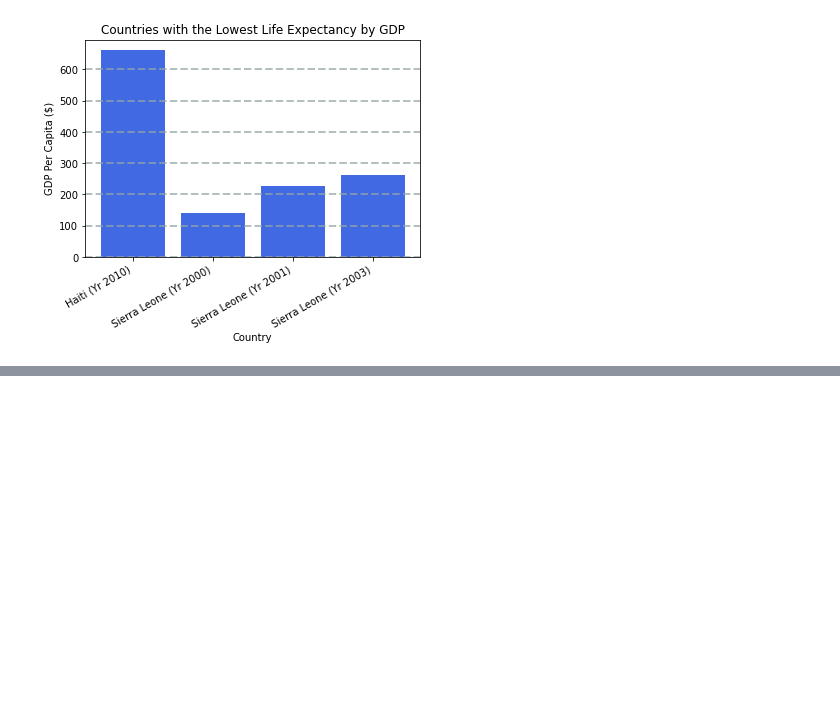
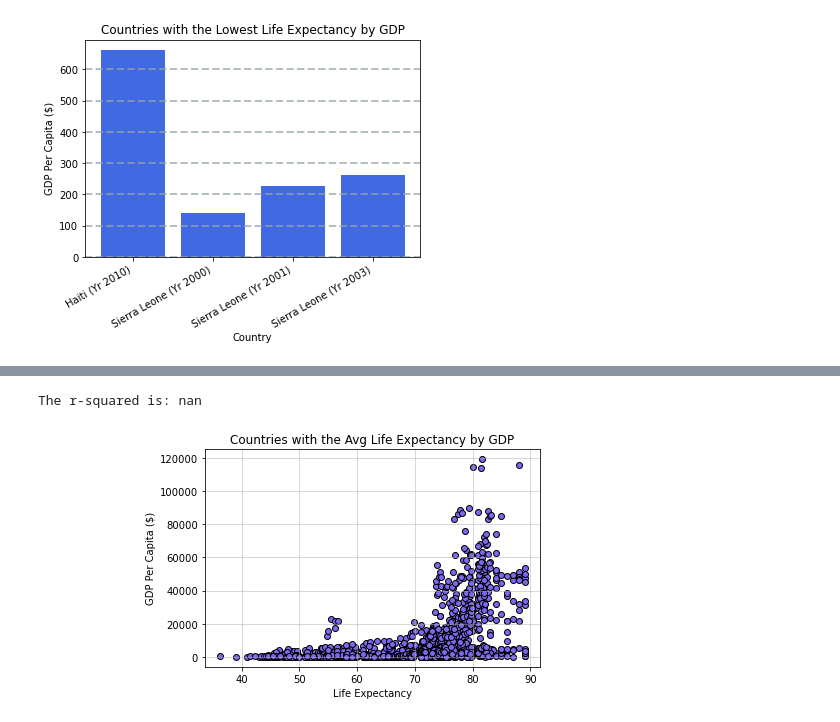
Before and after one commit to shechter430/project_one, a Jupyter notebook: Anna_analyzations.ipynb, the cells around one changed output, grey strips where cells are left out. Saved outputs shown, nothing was run; the diff lists cells and outputs as text; code cells hidden in the pictures; blank space fills up the shorter version.

```diff
--- a/Anna_analyzations.ipynb
+++ b/Anna_analyzations.ipynb
@@ -202,0 +228,6 @@ Text(0, 0.5, 'GDP Per Capita ($)')
+# %%
+life_expectancy_GDP = life_expectancy.groupby(['Country','Year'], as_index = False).agg({"GDP Per Capita ($)": np.mean,
+                                                                            "Life Expectancy": np.mean})
+
+
+life_expectancy_GDP.head()
@@ -202,0 +241,19 @@ Text(0, 0.5, 'GDP Per Capita ($)')
+# %%
+#USING THIS FOR MY QUESTION
+x_values = life_expectancy_GDP["Life Expectancy"]
+y_values = life_expectancy_GDP["GDP Per Capita ($)"]
+(slope, intercept, rvalue, pvalue, stderr) = linregress(x_values, y_values)
+regress_values = x_values * slope + intercept
+line_eq = "y = " + str(round(slope,2)) + "x + " + str(round(intercept,2))
+plt.scatter(x_values, y_values, facecolor = "mediumslateblue", edgecolor = "black")
+plt.title("Countries with the Avg Life Expectancy by GDP")
+plt.plot(x_values,regress_values,"r-")
+plt.annotate(line_eq,(6,10),fontsize=15,color="red")
+plt.grid(linestyle='-', linewidth=1, alpha = 0.5)
+plt.xlabel('Life Expectancy')
+plt.ylabel('GDP Per Capita ($)')
+print(f"The r-squared is: {rvalue**2}")
+plt.show()
+# %% [output]
+The r-squared is: nan
+[figure, added]
```
Also changed, not shown: parts of 7 cells of this notebook.
